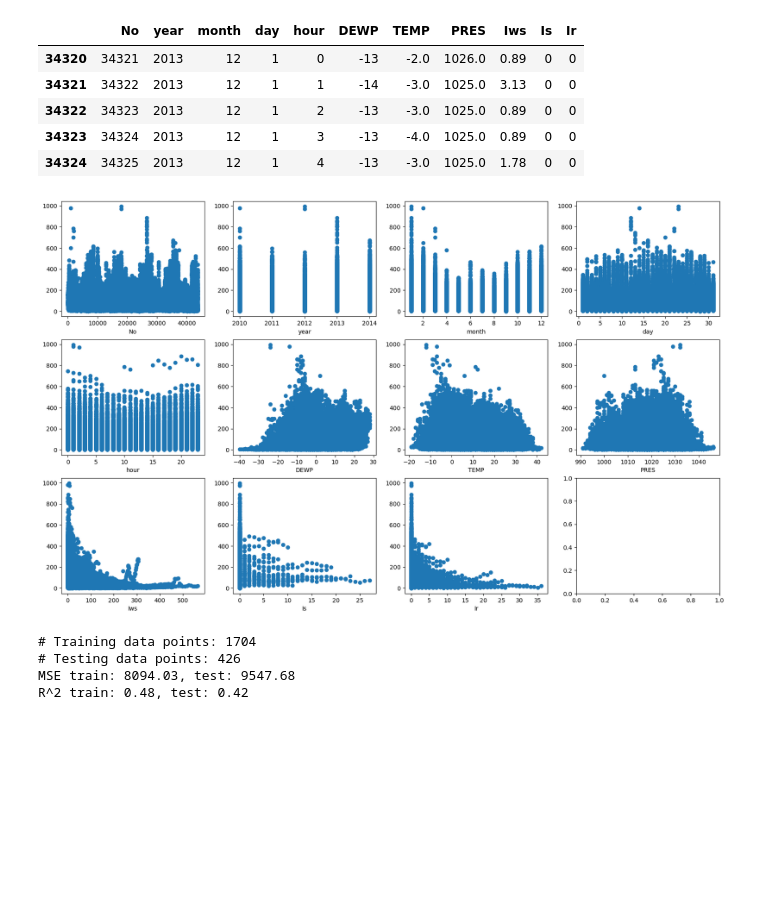
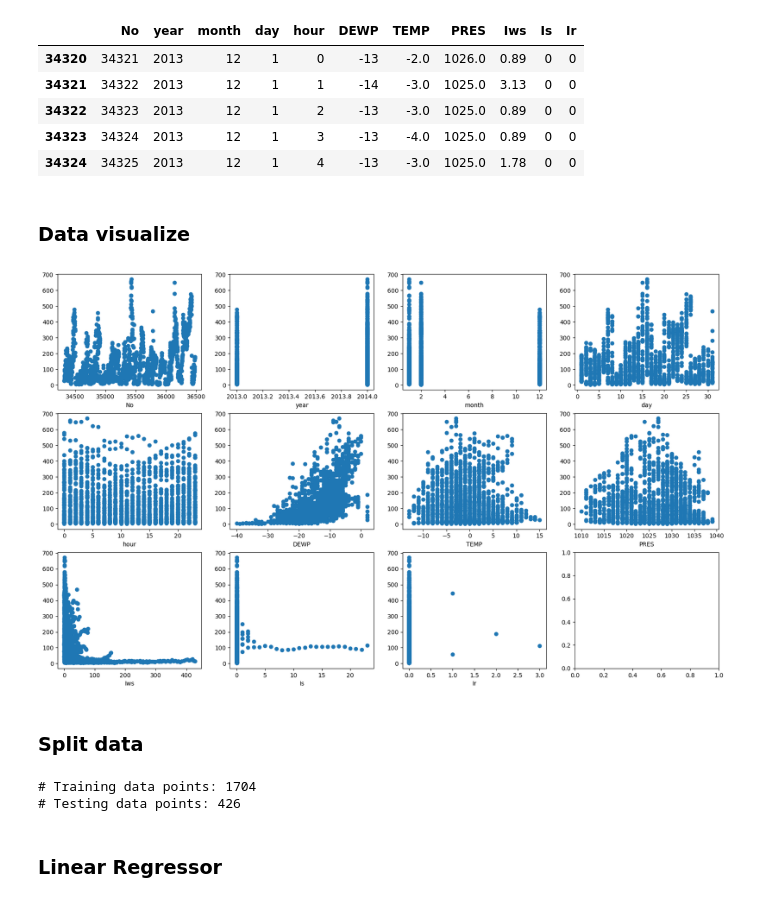
Before and after one commit to huiyuiui/DeepLearningLabs, a Jupyter notebook: Lab4/Lab04-2_109062135.ipynb, the cells around one changed output. Saved outputs shown, nothing was run; the diff lists cells and outputs as text; code cells hidden in the pictures; blank space fills up the shorter version.

```diff
--- a/Lab4/Lab04-2_109062135.ipynb
+++ b/Lab4/Lab04-2_109062135.ipynb
@@ -71,22 +71,23 @@ from sklearn.model_selection import train_test_split
 from sklearn.preprocessing import StandardScaler, PolynomialFeatures
 from sklearn.tree import DecisionTreeRegressor
 from sklearn.ensemble import RandomForestRegressor
+# %% [markdown]
+### Data visualize
 # %%
-x_vars = [
-    'No', 'year', 'month', 'day', 'hour', 'DEWP', 'TEMP', 'PRES', 'Iws', 'Is',
-    'Ir'
-]
+x_vars = ['No', 'year', 'month', 'day', 'hour', 'DEWP', 'TEMP', 'PRES', 'Iws', 'Is', 'Ir']
 
 _, subplot_arr = plt.subplots(3, 4, figsize=(20, 12))
 for idx, x_var in enumerate(x_vars):
     x_idx = idx // 4
     y_idx = idx % 4
-    subplot_arr[x_idx, y_idx].scatter(df[x_var], df['pm2.5'])
+    subplot_arr[x_idx, y_idx].scatter(X[x_var], y)
     subplot_arr[x_idx, y_idx].set_xlabel(x_var)
 
 plt.show()
 # %% [output]
-[figure, old version]
+[figure, new version]
+# %% [markdown]
+### Split data
 # %%
 X_train, X_test, y_train, y_test = train_test_split(
     X, y, test_size=0.2, random_state=0)
@@ -98,25 +99,11 @@ sc = StandardScaler()
 sc.fit(X_train)
 X_train_std = sc.transform(X_train)
 X_test_std = sc.transform(X_test)
-
-# Training
-slr = LinearRegression()
-slr.fit(X_train_std, y_train)
-
-# Testing
-y_train_pred = slr.predict(X_train_std)
-y_test_pred = slr.predict(X_test_std)
-
-print('MSE train: %.2f, test: %.2f' %
-      (mean_squared_error(y_train, y_train_pred),
-       mean_squared_error(y_test, y_test_pred)))
-print('R^2 train: %.2f, test: %.2f' % (r2_score(y_train, y_train_pred),
-                                       r2_score(y_test, y_test_pred)))
 # %% [output]
 # Training data points: 1704
 # Testing data points: 426
-MSE train: 8094.03, test: 9547.68
-R^2 train: 0.48, test: 0.42
+# %% [markdown]
+### Linear Regressor
 # %%
 class LinearRegressionGD(object):
     def __init__(self, eta=0.001, n_iter=20, random_state=1):
```
Also changed, not shown: parts of 6 cells of this notebook, 33 other files.
